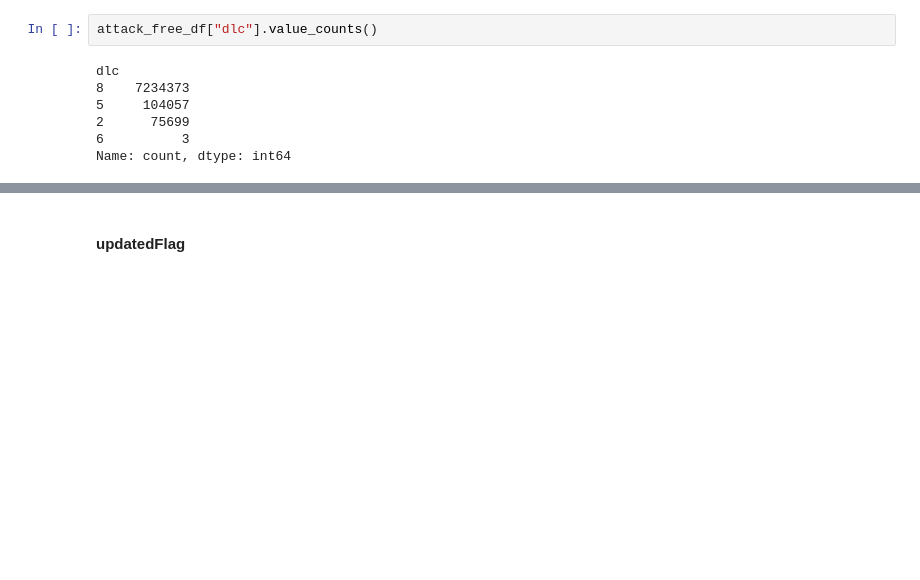
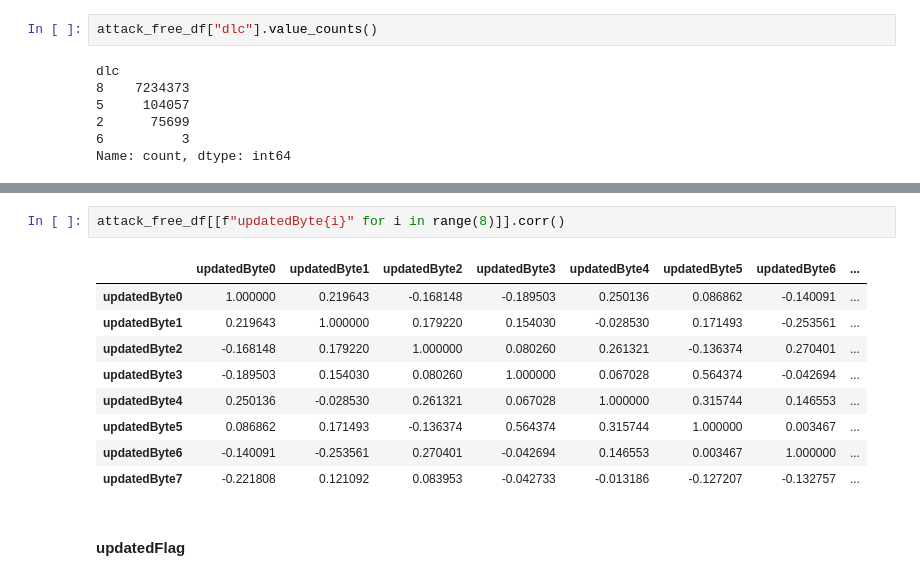
Before and after one commit to FatimeNazliAs/Intrusion-Detection-Systems-using-ML, a Jupyter notebook: notebooks/visualization.ipynb, the cells around one changed output, grey strips where cells are left out. Cells and saved outputs as stored; diff of their text form; blank space fills up the shorter version.

```diff
--- a/notebooks/visualization.ipynb
+++ b/notebooks/visualization.ipynb
@@ -202,3 +238,15 @@ plot_hist(attack_free_df, "dlc",3)
+# %%
+attack_free_df[[f"updatedByte{i}" for i in range(8)]].corr()
+# %% [output]
+|  | updatedByte0 | updatedByte1 | updatedByte2 | updatedByte3 | updatedByte4 | updatedByte5 | updatedByte6 | ... |
+| updatedByte0 | 1.000000 | 0.219643 | -0.168148 | -0.189503 | 0.250136 | 0.086862 | -0.140091 | ... |
+| updatedByte1 | 0.219643 | 1.000000 | 0.179220 | 0.154030 | -0.028530 | 0.171493 | -0.253561 | ... |
+| updatedByte2 | -0.168148 | 0.179220 | 1.000000 | 0.080260 | 0.261321 | -0.136374 | 0.270401 | ... |
+| updatedByte3 | -0.189503 | 0.154030 | 0.080260 | 1.000000 | 0.067028 | 0.564374 | -0.042694 | ... |
+| updatedByte4 | 0.250136 | -0.028530 | 0.261321 | 0.067028 | 1.000000 | 0.315744 | 0.146553 | ... |
+| updatedByte5 | 0.086862 | 0.171493 | -0.136374 | 0.564374 | 0.315744 | 1.000000 | 0.003467 | ... |
+| updatedByte6 | -0.140091 | -0.253561 | 0.270401 | -0.042694 | 0.146553 | 0.003467 | 1.000000 | ... |
+| updatedByte7 | -0.221808 | 0.121092 | 0.083953 | -0.042733 | -0.013186 | -0.127207 | -0.132757 | ... |
 # %% [markdown]
 #### updatedFlag
 # %%
```
Also changed, not shown: parts of 22 cells of this notebook.
